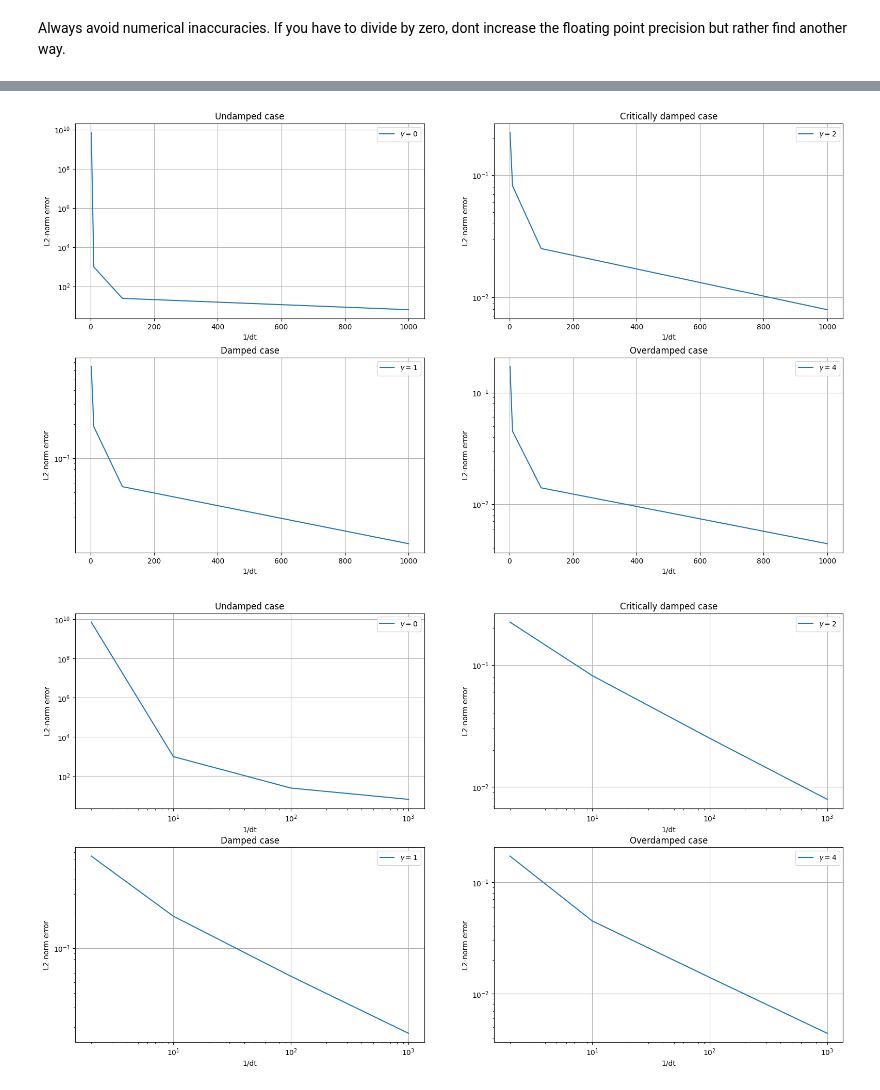
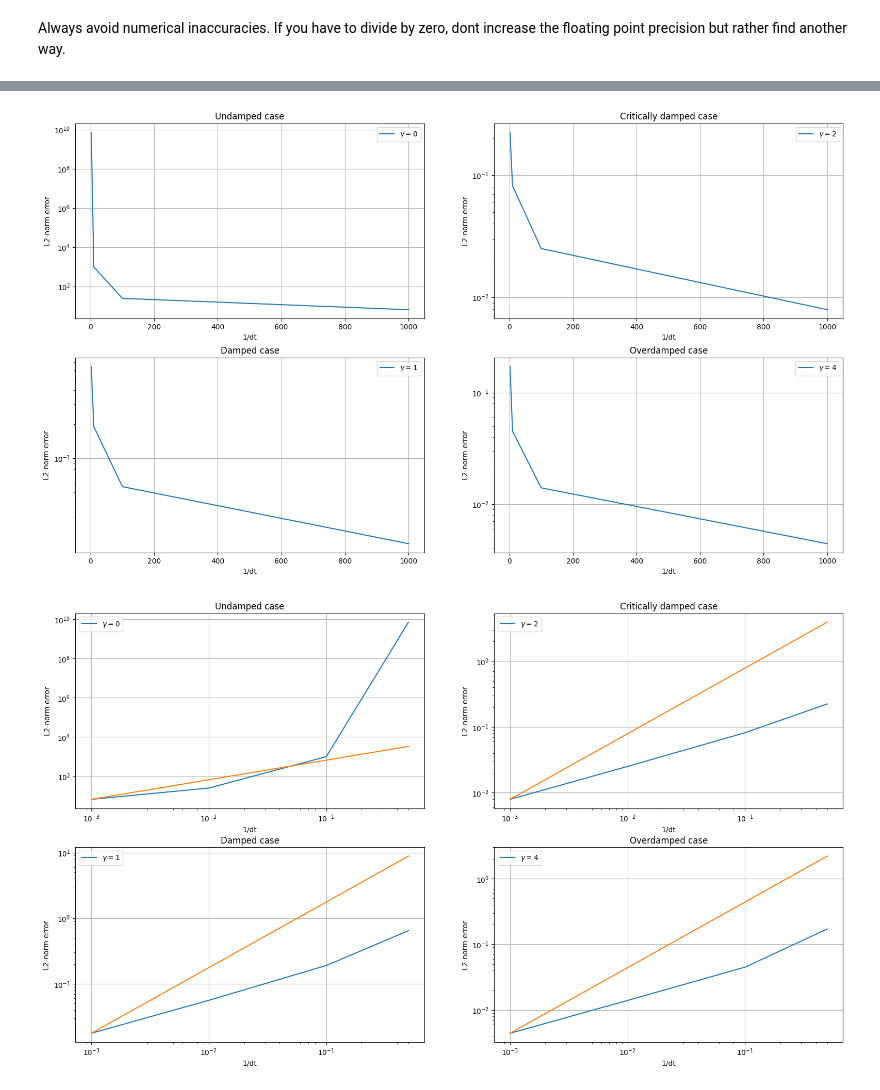
Before and after one commit to findus3006/Problem-3, a Jupyter notebook: Problem3.ipynb, the cells around one changed output, grey strips where cells are left out. Saved outputs shown, nothing was run; the diff lists cells and outputs as text; code cells hidden in the pictures.

```diff
--- a/Problem3.ipynb
+++ b/Problem3.ipynb
@@ -85,17 +89,21 @@ Always avoid numerical inaccuracies. If you have to divide by zero, dont increas
 # %%
 fig3, ax = plt.subplots(2,2,figsize=(1920*px, 1080*px))
 ax[0,0].semilogy(1/dt,E1[:,0],label='$\gamma = $'+str(gamma[0])),ax[0,0].set_xlabel('1/dt'),ax[0,0].set_ylabel('L2-norm error'),ax[0,0].set_title('Undamped case'),ax[0,0].grid(),ax[0,0].legend()
 ax[1,0].semilogy(1/dt,E1[:,1],label='$\gamma = $'+str(gamma[1])),ax[1,0].set_xlabel('1/dt'),ax[1,0].set_ylabel('L2-norm error'),ax[1,0].set_title('Damped case'),ax[1,0].grid(),ax[1,0].legend()
 ax[0,1].semilogy(1/dt,E1[:,2],label='$\gamma = $'+str(gamma[2])),ax[0,1].set_xlabel('1/dt'),ax[0,1].set_ylabel('L2-norm error'),ax[0,1].set_title('Critically damped case'),ax[0,1].grid(),ax[0,1].legend()
 ax[1,1].semilogy(1/dt,E1[:,3],label='$\gamma = $'+str(gamma[3])),ax[1,1].set_xlabel('1/dt'),ax[1,1].set_ylabel('L2-norm error'),ax[1,1].set_title('Overdamped case'),ax[1,1].grid(),ax[1,1].legend()
 plt.savefig('Semilogy.png')
 
 fig4, ax = plt.subplots(2,2,figsize=(1920*px, 1080*px))
-ax[0,0].loglog(1/dt,E1[:,0],label='$\gamma = $'+str(gamma[0])),ax[0,0].set_xlabel('1/dt'),ax[0,0].set_ylabel('L2-norm error'),ax[0,0].set_title('Undamped case'),ax[0,0].grid(),ax[0,0].legend()
-ax[1,0].loglog(1/dt,E1[:,1],label='$\gamma = $'+str(gamma[1])),ax[1,0].set_xlabel('1/dt'),ax[1,0].set_ylabel('L2-norm error'),ax[1,0].set_title('Damped case'),ax[1,0].grid(),ax[1,0].legend()
-ax[0,1].loglog(1/dt,E1[:,2],label='$\gamma = $'+str(gamma[2])),ax[0,1].set_xlabel('1/dt'),ax[0,1].set_ylabel('L2-norm error'),ax[0,1].set_title('Critically damped case'),ax[0,1].grid(),ax[0,1].legend()
-ax[1,1].loglog(1/dt,E1[:,3],label='$\gamma = $'+str(gamma[3])),ax[1,1].set_xlabel('1/dt'),ax[1,1].set_ylabel('L2-norm error'),ax[1,1].set_title('Overdamped case'),ax[1,1].grid(),ax[1,1].legend()
+ax[0,0].loglog(dt,E1[:,0],label='$\gamma = $'+str(gamma[0])),ax[0,0].set_xlabel('1/dt'),ax[0,0].set_ylabel('L2-norm error'),ax[0,0].set_title('Undamped case'),ax[0,0].grid(),ax[0,0].legend()
+ax[0,0].loglog(dt,E1[-1,0]*1/dt[-1]*dt,label='')
+ax[1,0].loglog(dt,E1[:,1],label='$\gamma = $'+str(gamma[1])),ax[1,0].set_xlabel('1/dt'),ax[1,0].set_ylabel('L2-norm error'),ax[1,0].set_title('Damped case'),ax[1,0].grid(),ax[1,0].legend()
+ax[1,0].loglog(dt,E1[-1,1]*1/dt[-1]*dt,label='')
+ax[0,1].loglog(dt,E1[:,2],label='$\gamma = $'+str(gamma[2])),ax[0,1].set_xlabel('1/dt'),ax[0,1].set_ylabel('L2-norm error'),ax[0,1].set_title('Critically damped case'),ax[0,1].grid(),ax[0,1].legend()
+ax[0,1].loglog(dt,E1[-1,2]*1/dt[-1]*dt,label='')
+ax[1,1].loglog(dt,E1[:,3],label='$\gamma = $'+str(gamma[3])),ax[1,1].set_xlabel('1/dt'),ax[1,1].set_ylabel('L2-norm error'),ax[1,1].set_title('Overdamped case'),ax[1,1].grid(),ax[1,1].legend()
+ax[1,1].loglog(dt,E1[-1,3]*1/dt[-1]*dt,label='')
 plt.savefig('Loglog.png')
 # %% [output]
 [figure]
-[figure, old version]
+[figure, new version]
```
Also changed, not shown: parts of 2 cells of this notebook, 3 other files.
